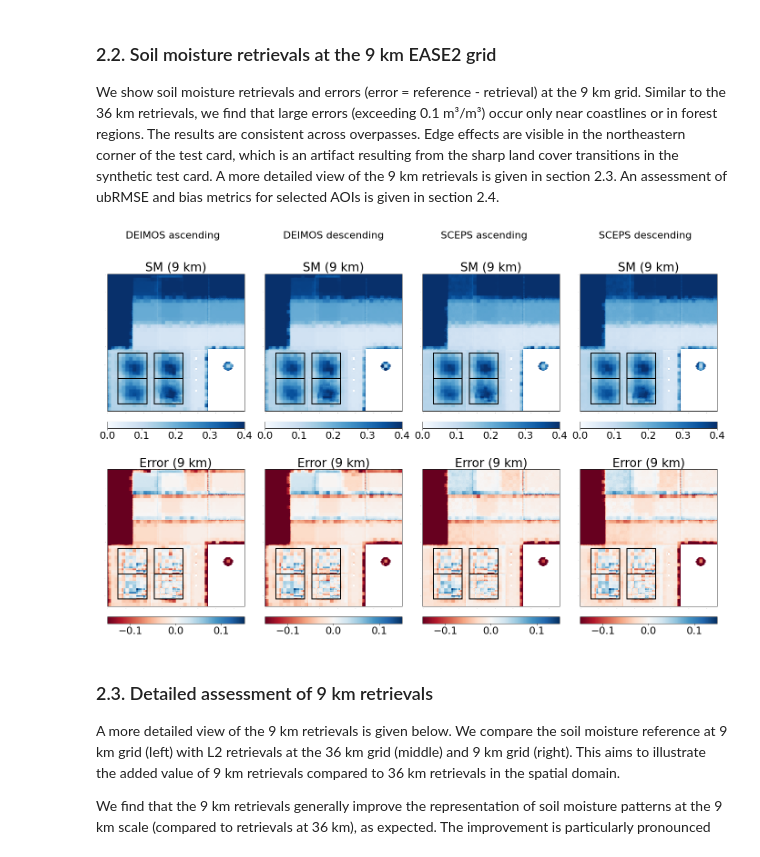
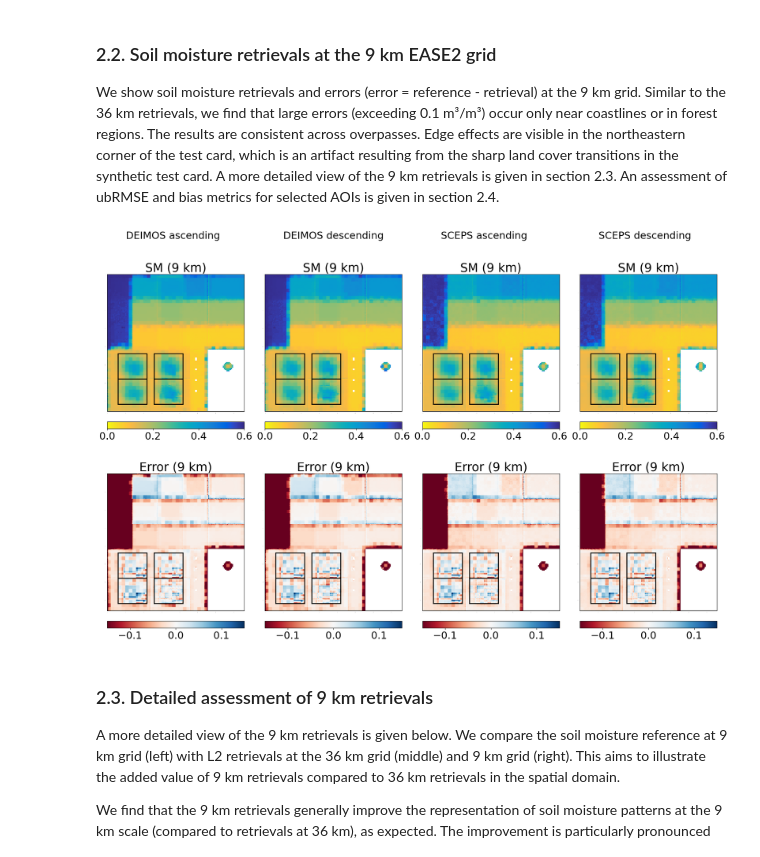
Before and after one commit to CIMR-Algos/SoilMoisture_ATBD_v2, a Jupyter notebook: algorithm/CIMR_L2_Soil_Moisture_performance_assessment.ipynb, the cells around one changed output. Saved outputs shown, nothing was run; the diff lists cells and outputs as text; code cells hidden in the pictures.

```diff
--- a/algorithm/CIMR_L2_Soil_Moisture_performance_assessment.ipynb
+++ b/algorithm/CIMR_L2_Soil_Moisture_performance_assessment.ipynb
@@ -145,39 +147,40 @@ deimos_asc = l2_09_deimos_asc['soil_moisture'].data[0, :, :]
 deimos_des = l2_09_deimos_des['soil_moisture'].data[0, :, :]
 sceps_asc = l2_09_sceps_asc['soil_moisture'].data[0, :, :]
 sceps_des = l2_09_sceps_des['soil_moisture'].data[0, :, :]
-plot_range = [0, 0.4]
+plot_range = [0, 0.6]
 plot_range_diff = [-0.15, 0.15]
 plt_range_flags = [0, 4]
 grid = 9
+
 # Plot
 gs = gridspec.GridSpec(4, 4, width_ratios=[1, 1, 1, 1], height_ratios=[1, 1, 1, 1])
 fig = plt.figure(figsize=(6*4, 8*4))
 # SM
 ax = fig.add_subplot(gs[0, 0])
-sm_eval.plot_sm(deimos_asc, 'SM (9 km)', grid, plot_range, 'Blues')
+sm_eval.plot_sm(deimos_asc, 'SM (9 km)', grid, plot_range)
 plt.text(20, -40, filenames[0])
 ax = fig.add_subplot(gs[0, 1])
-sm_eval.plot_sm(deimos_des, 'SM (9 km)', grid, plot_range, 'Blues')
+sm_eval.plot_sm(deimos_des, 'SM (9 km)', grid, plot_range)
 plt.text(20, -40, filenames[1])
 ax = fig.add_subplot(gs[0, 2])
-sm_eval.plot_sm(sceps_asc, 'SM (9 km)', grid, plot_range, 'Blues')
+sm_eval.plot_sm(sceps_asc, 'SM (9 km)', grid, plot_range)
 plt.text(20, -40, filenames[2])
 ax = fig.add_subplot(gs[0, 3])
-sm_eval.plot_sm(sceps_des, 'SM (9 km)', grid, plot_range, 'Blues')
+sm_eval.plot_sm(sceps_des, 'SM (9 km)', grid, plot_range)
 plt.text(20, -40, filenames[3])
 # DELTA
 ax = fig.add_subplot(gs[1, 0])
 sm_eval.plot_sm_diff(reference, deimos_asc, 'Error (9 km)', grid, plot_range_diff, 'RdBu')
 ax = fig.add_subplot(gs[1, 1])
 sm_eval.plot_sm_diff(reference, deimos_des, 'Error (9 km)', grid, plot_range_diff, 'RdBu')
 ax = fig.add_subplot(gs[1, 2])
 sm_eval.plot_sm_diff(reference, sceps_asc, 'Error (9 km)', grid, plot_range_diff, 'RdBu')
 ax = fig.add_subplot(gs[1, 3])
 sm_eval.plot_sm_diff(reference, sceps_des, 'Error (9 km)', grid, plot_range_diff, 'RdBu')
 # adjust
 plt.subplots_adjust(wspace=0.15, hspace=-0.05)
 # %% [output]
-[figure, old version]
+[figure, new version]
 # %% [markdown]
 ### 2.3. Detailed assessment of 9 km retrievals
 
```
Also changed, not shown: parts of 4 cells of this notebook, 2 other files.
